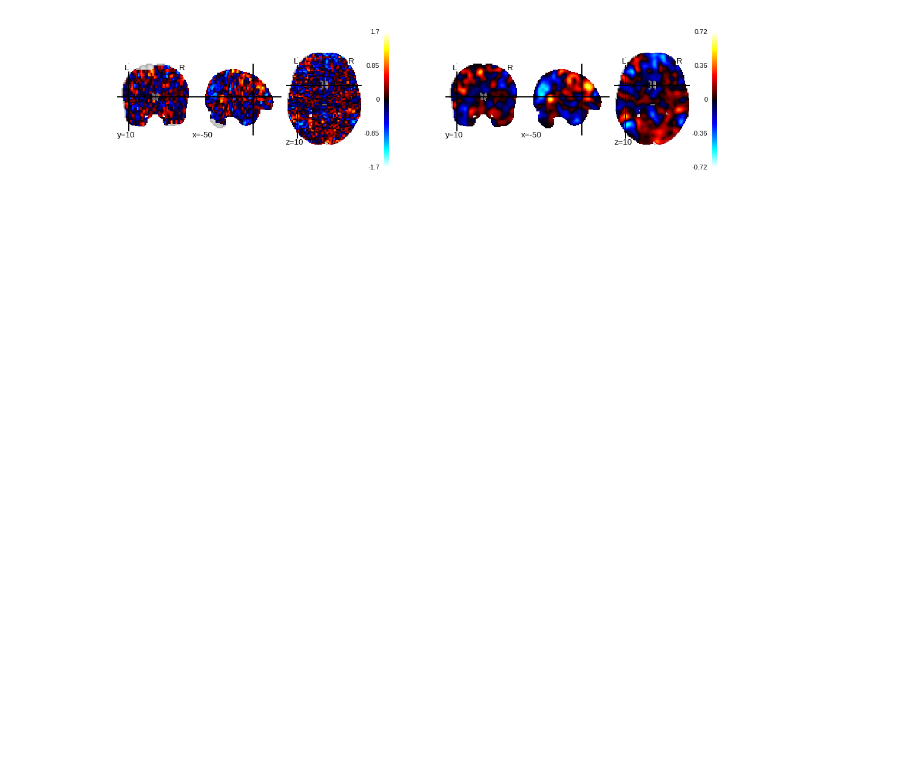
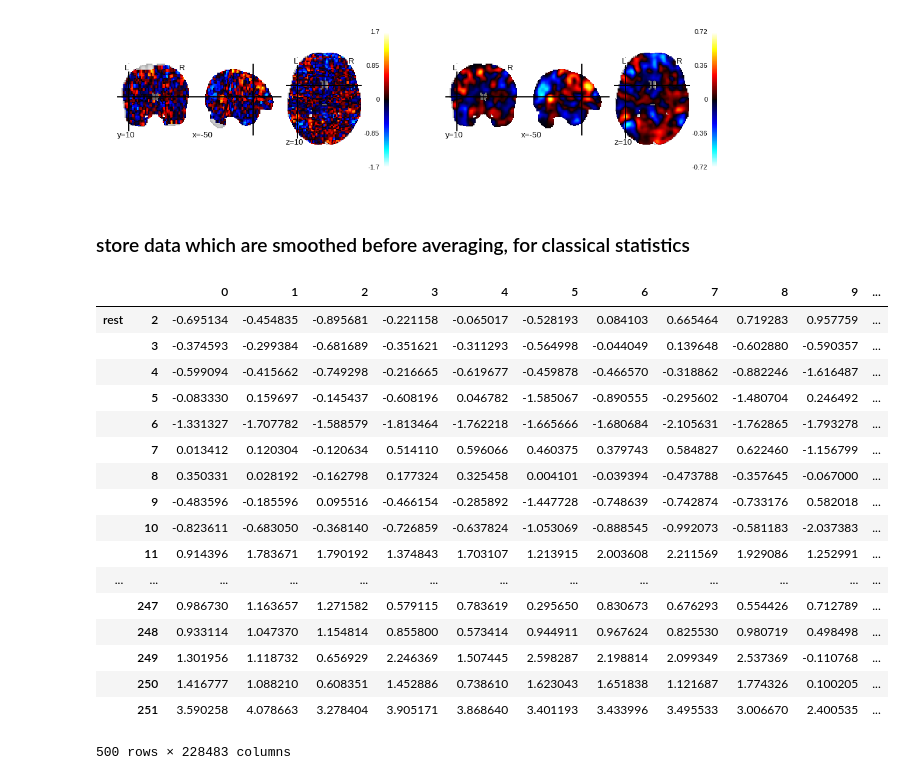
Before and after one commit to mwegrzyn/thoughtExperiment, a Jupyter notebook: notebooks/_000_extractData.ipynb, the cells around one changed output. Cells and saved outputs as stored; diff of their text form; code cells hidden in the pictures; blank space fills up the shorter version.

```diff
--- a/notebooks/_000_extractData.ipynb
+++ b/notebooks/_000_extractData.ipynb
@@ -416,3 +377,5 @@ p2 = plotting.plot_stat_map('../smooIms/s8words_028_fruits.nii.gz',axes=ax2,cut_
 plt.show()
 # %% [output]
 [figure]
+# %% [markdown]
+### store data which are smoothed before averaging, for classical statistics
@@ -418,0 +396,21 @@ plt.show()
+# %%
+bigStatsDf
+# %% [output]
+|  |  | 0 | 1 | 2 | 3 | 4 | 5 | 6 | 7 | 8 | 9 | ... |
+| rest | 2 | -0.695134 | -0.454835 | -0.895681 | -0.221158 | -0.065017 | -0.528193 | 0.084103 | 0.665464 | 0.719283 | 0.957759 | ... |
+|  | 3 | -0.374593 | -0.299384 | -0.681689 | -0.351621 | -0.311293 | -0.564998 | -0.044049 | 0.139648 | -0.602880 | -0.590357 | ... |
+|  | 4 | -0.599094 | -0.415662 | -0.749298 | -0.216665 | -0.619677 | -0.459878 | -0.466570 | -0.318862 | -0.882246 | -1.616487 | ... |
+|  | 5 | -0.083330 | 0.159697 | -0.145437 | -0.608196 | 0.046782 | -1.585067 | -0.890555 | -0.295602 | -1.480704 | 0.246492 | ... |
+|  | 6 | -1.331327 | -1.707782 | -1.588579 | -1.813464 | -1.762218 | -1.665666 | -1.680684 | -2.105631 | -1.762865 | -1.793278 | ... |
+|  | 7 | 0.013412 | 0.120304 | -0.120634 | 0.514110 | 0.596066 | 0.460375 | 0.379743 | 0.584827 | 0.622460 | -1.156799 | ... |
+|  | 8 | 0.350331 | 0.028192 | -0.162798 | 0.177324 | 0.325458 | 0.004101 | -0.039394 | -0.473788 | -0.357645 | -0.067000 | ... |
+|  | 9 | -0.483596 | -0.185596 | 0.095516 | -0.466154 | -0.285892 | -1.447728 | -0.748639 | -0.742874 | -0.733176 | 0.582018 | ... |
+|  | 10 | -0.823611 | -0.683050 | -0.368140 | -0.726859 | -0.637824 | -1.053069 | -0.888545 | -0.992073 | -0.581183 | -2.037383 | ... |
+|  | 11 | 0.914396 | 1.783671 | 1.790192 | 1.374843 | 1.703107 | 1.213915 | 2.003608 | 2.211569 | 1.929086 | 1.252991 | ... |
+| ... | ... | ... | ... | ... | ... | ... | ... | ... | ... | ... | ... | ... |
+|  | 247 | 0.986730 | 1.163657 | 1.271582 | 0.579115 | 0.783619 | 0.295650 | 0.830673 | 0.676293 | 0.554426 | 0.712789 | ... |
+|  | 248 | 0.933114 | 1.047370 | 1.154814 | 0.855800 | 0.573414 | 0.944911 | 0.967624 | 0.825530 | 0.980719 | 0.498498 | ... |
+|  | 249 | 1.301956 | 1.118732 | 0.656929 | 2.246369 | 1.507445 | 2.598287 | 2.198814 | 2.099349 | 2.537369 | -0.110768 | ... |
+|  | 250 | 1.416777 | 1.088210 | 0.608351 | 1.452886 | 0.738610 | 1.623043 | 1.651838 | 1.121687 | 1.774326 | 0.100205 | ... |
+|  | 251 | 3.590258 | 4.078663 | 3.278404 | 3.905171 | 3.868640 | 3.401193 | 3.433996 | 3.495533 | 3.006670 | 2.400535 | ... |
+500 rows × 228483 columns
```
Also changed, not shown: parts of 11 cells of this notebook, 5 other files.
